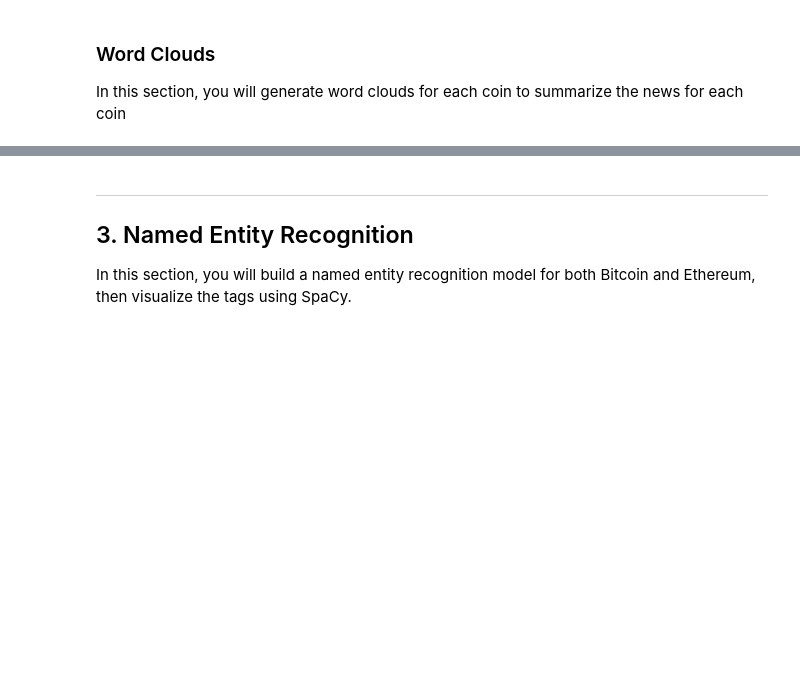
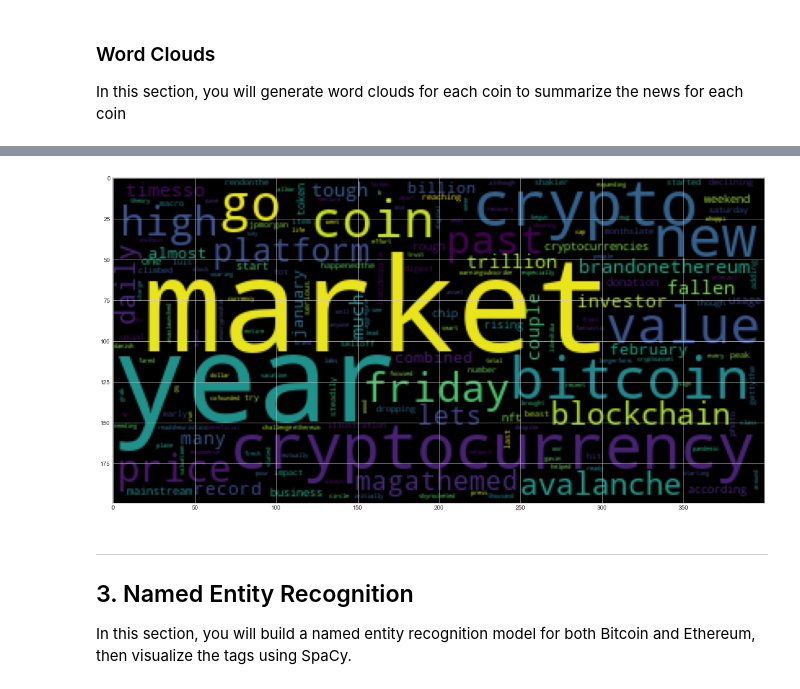
Before and after one commit to vincent-l-j/crypto-sentiment, a Jupyter notebook: src/crypto_sentiment.ipynb, the cells around one changed output, grey strips where cells are left out. Cells and saved outputs as stored; diff of their text form; code cells hidden in the pictures; blank space fills up the shorter version.

```diff
--- a/src/crypto_sentiment.ipynb
+++ b/src/crypto_sentiment.ipynb
@@ -59,0 +66,23 @@ eth_articles['totalResults']
+# %%
+# Fetch the Ethereum news articles
+try:
+    # Load the cached file (if it exists) to minimise api calls
+    with open(f"eth_articles_{yesterday}.json", 'r') as f:
+        eth_articles = json.load(f)
+except FileNotFoundError:
+    # Download the news articles
+    eth_articles = newsapi.get_everything(
+        q='ethereum',
+        from_param=yesterday,
+        to=yesterday,
+        language='en',
+        sort_by='relevancy',
+    )
+    # Save the articles to a local file
+    with open(f"eth_articles_{yesterday}.json", 'w') as f:
+        json.dump(
+            eth_articles,
+            f,
+            indent=4,
+        )
+eth_articles['totalResults']
@@ -280,3 +437,13 @@ mpl.rcParams['figure.figsize'] = [20.0, 10.0]
+# %%
+# Generate the Ethereum word cloud
+wc_eth = WordCloud(random_state=0).generate(
+    ' '.join(tokenizer(
+        ' '.join(df_sent_eth['text']))
+    )
+)
+plt.imshow(wc_eth);
+# %% [output]
+[figure, added]
 # %% [markdown]
 ---
 ## 3. Named Entity Recognition
```
Also changed, not shown: parts of 31 cells of this notebook.
